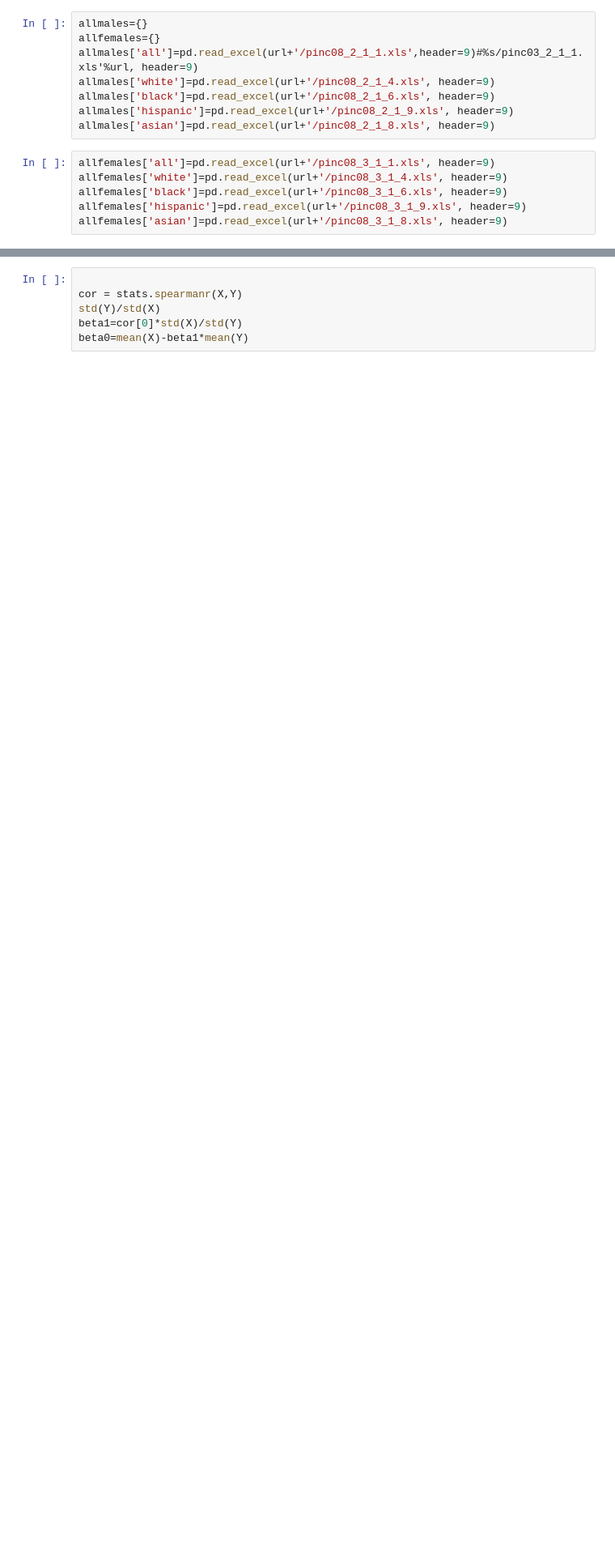
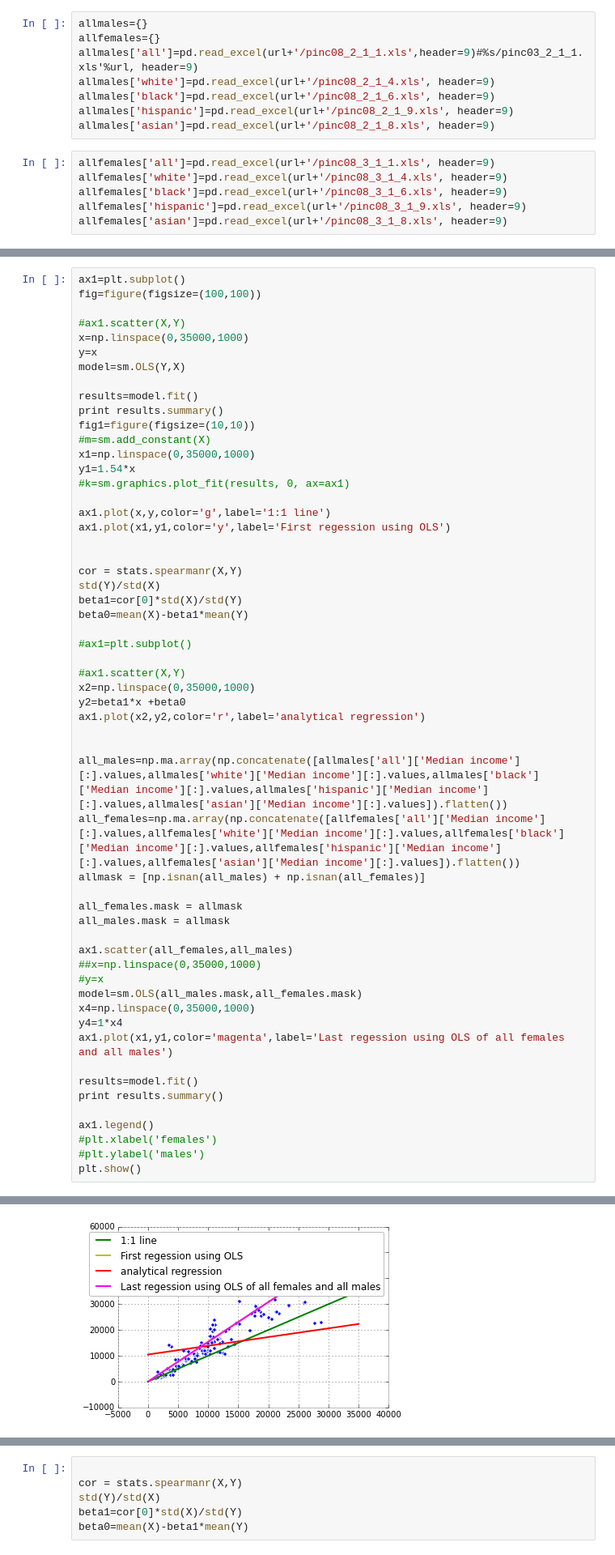
Before and after one commit to afcarl/PUI2015_-PriyaKhokher-, a Jupyter notebook: HW5/Assignment5_2_PriyaKhokher.ipynb, the cells around one changed output, grey strips where cells are left out. Shown: that part at 81% size. Drawn from its saved outputs; the diff is of its cells as text; blank space fills up the shorter version.

```diff
--- a/HW5/Assignment5_2_PriyaKhokher.ipynb
+++ b/HW5/Assignment5_2_PriyaKhokher.ipynb
@@ -148,0 +72,57 @@ Warnings:
+# %%
+ax1=plt.subplot()
+fig=figure(figsize=(100,100))
+
+#ax1.scatter(X,Y)
+x=np.linspace(0,35000,1000)
+y=x
+model=sm.OLS(Y,X)
+
+results=model.fit()
+print results.summary()
+fig1=figure(figsize=(10,10))
+#m=sm.add_constant(X)
+x1=np.linspace(0,35000,1000)
+y1=1.54*x
+#k=sm.graphics.plot_fit(results, 0, ax=ax1)
+
+ax1.plot(x,y,color='g',label='1:1 line')
+ax1.plot(x1,y1,color='y',label='First regession using OLS')
+
+
+cor = stats.spearmanr(X,Y)
+std(Y)/std(X)
+beta1=cor[0]*std(X)/std(Y)
+beta0=mean(X)-beta1*mean(Y)
+
+#ax1=plt.subplot()
+
+#ax1.scatter(X,Y)
+x2=np.linspace(0,35000,1000)
+y2=beta1*x +beta0
+ax1.plot(x2,y2,color='r',label='analytical regression')
+
+
+all_males=np.ma.array(np.concatenate([allmales['all']['Median income'][:].values,allmales['white']['Median income'][:].values,allmales['black']['Median income'][:].values,allmales['hispanic']['Median income'][:].values,allmales['asian']['Median income'][:].values]).flatten())
+all_females=np.ma.array(np.concatenate([allfemales['all']['Median income'][:].values,allfemales['white']['Median income'][:].values,allfemales['black']['Median income'][:].values,allfemales['hispanic']['Median income'][:].values,allfemales['asian']['Median income'][:].values]).flatten())
+allmask = [np.isnan(all_males) + np.isnan(all_females)]
+
+all_females.mask = allmask
+all_males.mask = allmask
+
+ax1.scatter(all_females,all_males)
+##x=np.linspace(0,35000,1000)
+#y=x
+model=sm.OLS(all_males.mask,all_females.mask)
+x4=np.linspace(0,35000,1000)
+y4=1*x4
+ax1.plot(x1,y1,color='magenta',label='Last regession using OLS of all females and all males')
+
+results=model.fit()
+print results.summary()
+
+ax1.legend()
+#plt.xlabel('females')
+#plt.ylabel('males')
+plt.show()
+# %% [output]
@@ -148,0 +146 @@ Warnings:
+[figure, added]
```
Also changed, not shown: parts of 20 cells of this notebook, 1 other file.
